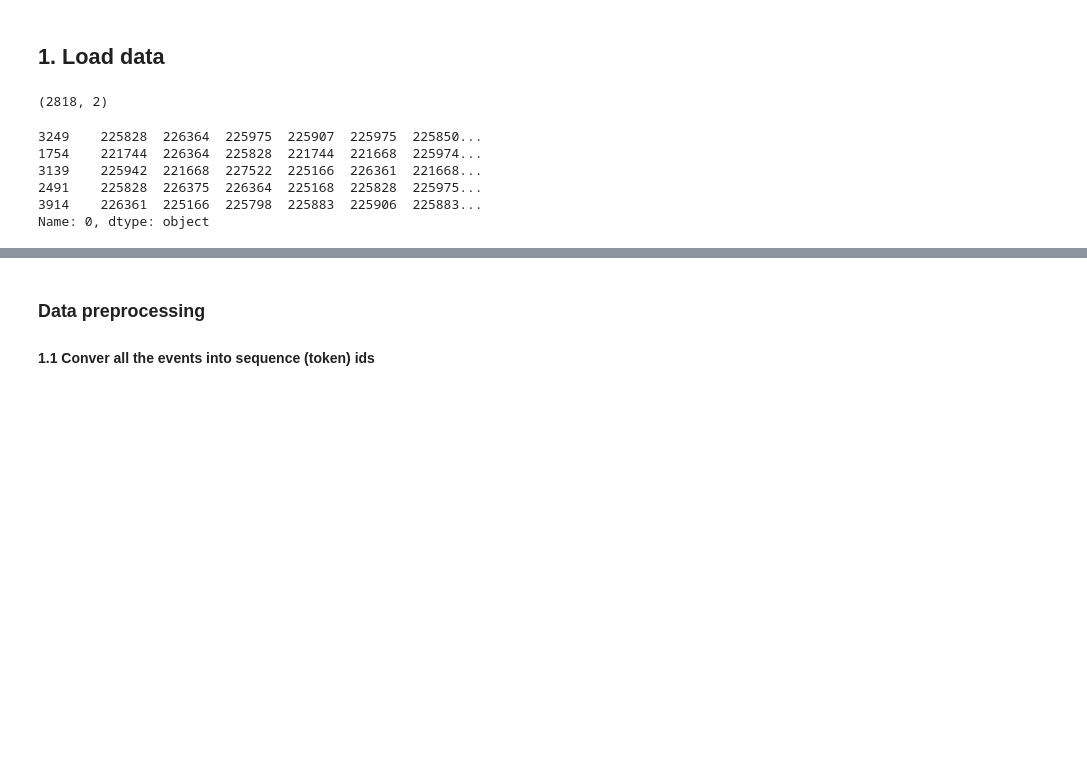
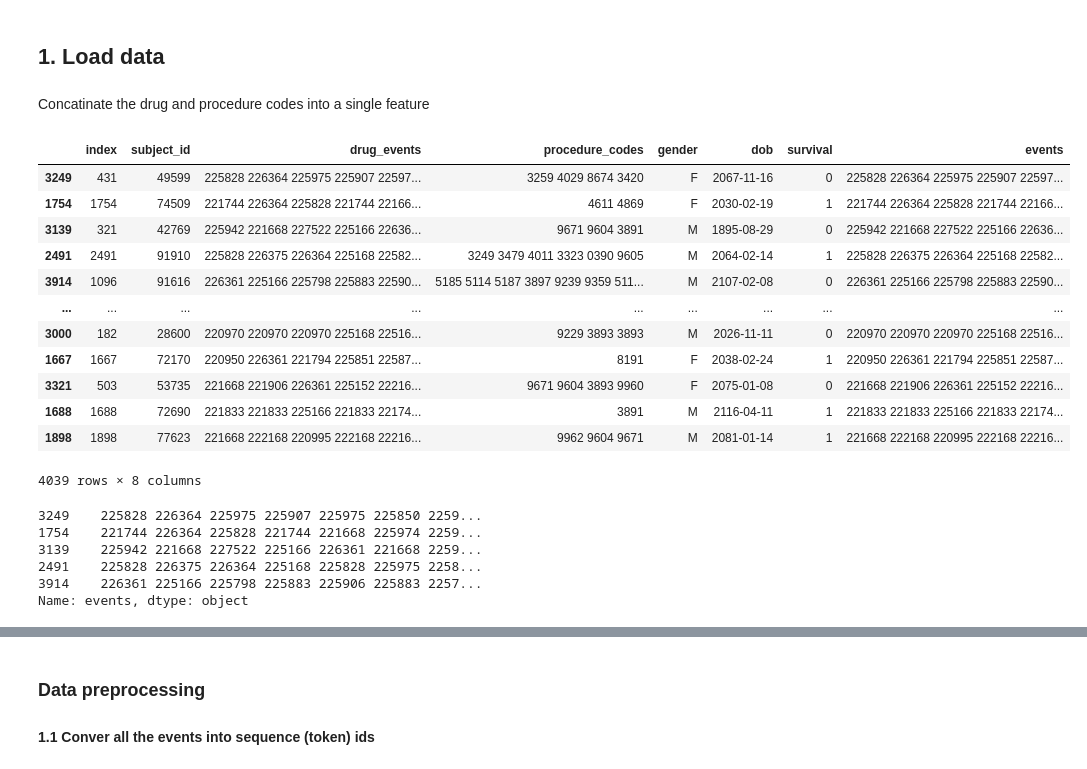
Before and after one commit to Baukmeister/cf_DRG_res, a Jupyter notebook: notebooks/2-LSTM-model-and-generate-counterfactuals.ipynb, the cells around one changed output, grey strips where cells are left out. Cells and saved outputs as stored; diff of their text form; code cells hidden in the pictures; blank space fills up the shorter version.

Commit message:
add static feature storage to notebooks

```diff
--- a/notebooks/2-LSTM-model-and-generate-counterfactuals.ipynb
+++ b/notebooks/2-LSTM-model-and-generate-counterfactuals.ipynb
@@ -36,16 +33,20 @@ True
 data_path = '../mimic_data/'
 
 # Load training data
-train_pos = pd.read_csv(data_path+'train_pos.txt', header=None)
-train_neg = pd.read_csv(data_path+'train_neg.txt', header=None)
+train_pos = pd.read_csv(data_path+'train_pos.txt')
+train_neg = pd.read_csv(data_path+'train_neg.txt')
 
 # Add target class label
 train_pos['survival'] = [1 for i in range(train_pos.shape[0])]
 train_neg['survival'] = [0 for i in range(train_neg.shape[0])]
+
+# Set static feature names
+static_feature_names = ['gender', 'dob']
-# %%
-train_pos.shape
-# %% [output]
-(2818, 2)
+# %% [markdown]
+Concatinate the drug and procedure codes into a single feature
+# %%
+train_neg['events'] = train_neg['drug_events'] + " " + train_neg['procedure_codes']
+train_pos['events'] = train_pos['drug_events'] + " " + train_pos['procedure_codes']
 # %%
 # Concat into one data frame; and reorder it
 train = pd.concat([train_pos, train_neg]).reset_index()
@@ -54,0 +54,16 @@ X_train, y_train = train_reordered[0], train_reordered['survival']
+# %%
+train_reordered
+# %% [output]
+|  | index | subject_id | drug_events | procedure_codes | gender | dob | survival | events |
+| 3249 | 431 | 49599 | 225828 226364 225975 225907 22597... | 3259 4029 8674 3420 | F | 2067-11-16 | 0 | 225828 226364 225975 225907 22597... |
+| 1754 | 1754 | 74509 | 221744 226364 225828 221744 22166... | 4611 4869 | F | 2030-02-19 | 1 | 221744 226364 225828 221744 22166... |
+| 3139 | 321 | 42769 | 225942 221668 227522 225166 22636... | 9671 9604 3891 | M | 1895-08-29 | 0 | 225942 221668 227522 225166 22636... |
+| 2491 | 2491 | 91910 | 225828 226375 226364 225168 22582... | 3249 3479 4011 3323 0390 9605 | M | 2064-02-14 | 1 | 225828 226375 226364 225168 22582... |
+| 3914 | 1096 | 91616 | 226361 225166 225798 225883 22590... | 5185 5114 5187 3897 9239 9359 511... | M | 2107-02-08 | 0 | 226361 225166 225798 225883 22590... |
+| ... | ... | ... | ... | ... | ... | ... | ... | ... |
+| 3000 | 182 | 28600 | 220970 220970 220970 225168 22516... | 9229 3893 3893 | M | 2026-11-11 | 0 | 220970 220970 220970 225168 22516... |
+| 1667 | 1667 | 72170 | 220950 226361 221794 225851 22587... | 8191 | F | 2038-02-24 | 1 | 220950 226361 221794 225851 22587... |
+| 3321 | 503 | 53735 | 221668 221906 226361 225152 22216... | 9671 9604 3893 9960 | F | 2075-01-08 | 0 | 221668 221906 226361 225152 22216... |
+| 1688 | 1688 | 72690 | 221833 221833 225166 221833 22174... | 3891 | M | 2116-04-11 | 1 | 221833 221833 225166 221833 22174... |
+| 1898 | 1898 | 77623 | 221668 222168 220995 222168 22216... | 9962 9604 9671 | M | 2081-01-14 | 1 | 221668 222168 220995 222168 22216... |
+4039 rows × 8 columns
@@ -55,11 +73,11 @@ X_train, y_train = train_reordered[0], train_reordered['survival']
 # %%
-X_train.head()
+X_train_events.head()
 # %% [output]
-3249    225828  226364  225975  225907  225975  225850...
-1754    221744  226364  225828  221744  221668  225974...
-3139    225942  221668  227522  225166  226361  221668...
-2491    225828  226375  226364  225168  225828  225975...
-3914    226361  225166  225798  225883  225906  225883...
-Name: 0, dtype: object
+3249    225828 226364 225975 225907 225975 225850 2259...
+1754    221744 226364 225828 221744 221668 225974 2259...
+3139    225942 221668 227522 225166 226361 221668 2259...
+2491    225828 226375 226364 225168 225828 225975 2258...
+3914    226361 225166 225798 225883 225906 225883 2257...
+Name: events, dtype: object
 # %%
 # Load validation data
```
Also changed, not shown: parts of 37 cells of this notebook, 1 other file.
